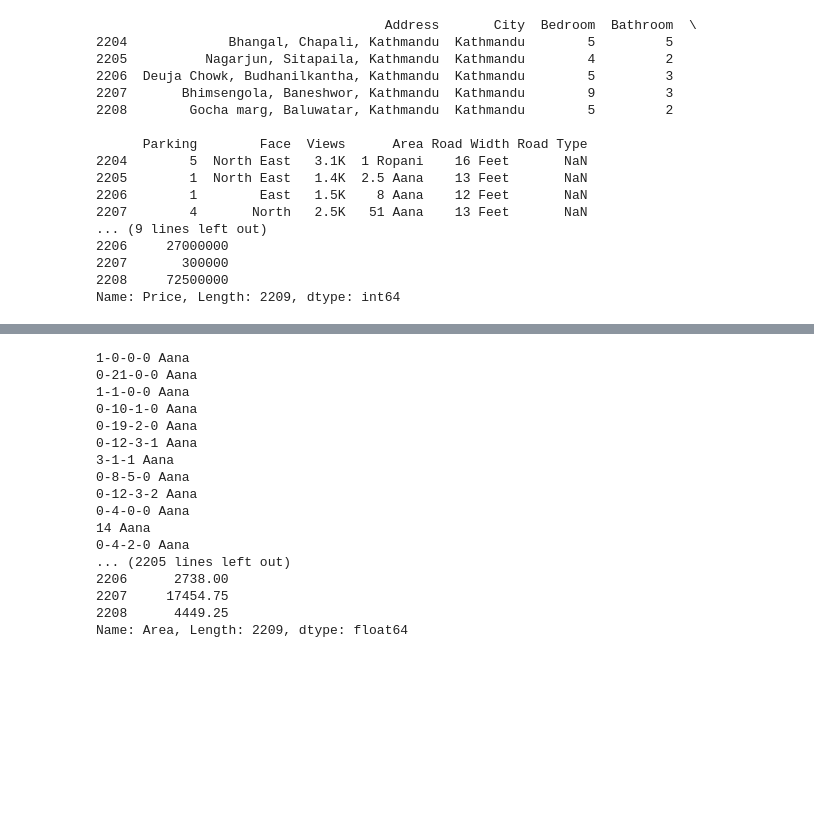
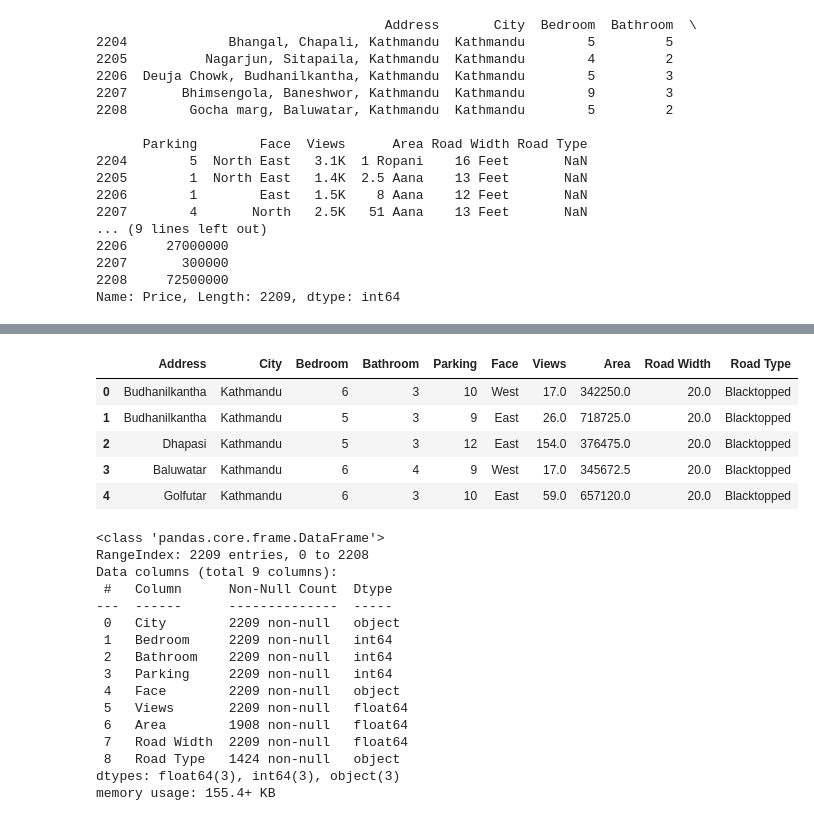
Before and after one commit to thenaivekid/House-Price-Prediction, a Jupyter notebook: housingPricePrediction.ipynb, the cells around one changed output, grey strips where cells are left out. Drawn from its saved outputs; the diff is of its cells as text; code cells hidden in the pictures; blank space fills up the shorter version.

```diff
--- a/housingPricePrediction.ipynb
+++ b/housingPricePrediction.ipynb
@@ -132,17 +123,12 @@ Name: Views, Length: 2209, dtype: float64
 # %%
 #convert all areas to squre feet
-
-def remove_hyphen_or_dot(value):
-    value = value.replace('-', '')
-    value = value.replace('.', '')
-    value = value.replace('/', '')
-    value = value.replace(',', '')
-    value = value.replace('+','')
-    return value
+def remove_chars(value):
+    pattern = r'[-./,+]' # matches any of the characters '-', '.', '/', ',', '+'
+    return re.sub(pattern, '', value)
 
 def convert_to_square_feet(value):
-    print(value)
-    value = remove_hyphen_or_dot(value)
+    # print(value)
+    value = remove_chars(value)
     if 'Aana' in value:
         return float(value.replace('Aana', '')) * 342.25
     elif 'Ropani' in value:
@@ -159,22 +145,4 @@ def convert_to_square_feet(value):
         return None
 
 X['Area'] = X['Area'].apply(convert_to_square_feet)
-print(X['Area'])
+# print(X['Area'])
-# %% [output]
-1-0-0-0 Aana
-0-21-0-0 Aana
-1-1-0-0 Aana
-0-10-1-0 Aana
-0-19-2-0 Aana
-0-12-3-1 Aana
-3-1-1 Aana
-0-8-5-0 Aana
-0-12-3-2 Aana
-0-4-0-0 Aana
-14 Aana
-0-4-2-0 Aana
-... (2205 lines left out)
-2206      2738.00
-2207     17454.75
-2208      4449.25
-Name: Area, Length: 2209, dtype: float64
@@ -180,0 +158,30 @@ Name: Area, Length: 2209, dtype: float64
+# %%
+X.head()
+# %% [output]
+|  | Address | City | Bedroom | Bathroom | Parking | Face | Views | Area | Road Width | Road Type |
+| 0 | Budhanilkantha | Kathmandu | 6 | 3 | 10 | West | 17.0 | 342250.0 | 20.0 | Blacktopped |
+| 1 | Budhanilkantha | Kathmandu | 5 | 3 | 9 | East | 26.0 | 718725.0 | 20.0 | Blacktopped |
+| 2 | Dhapasi | Kathmandu | 5 | 3 | 12 | East | 154.0 | 376475.0 | 20.0 | Blacktopped |
+| 3 | Baluwatar | Kathmandu | 6 | 4 | 9 | West | 17.0 | 345672.5 | 20.0 | Blacktopped |
+| 4 | Golfutar | Kathmandu | 6 | 3 | 10 | East | 59.0 | 657120.0 | 20.0 | Blacktopped |
+# %%
+# leaving Address for now
+X_1 = X.drop('Address',axis=1)
+X_1.info()
+# %% [output]
+<class 'pandas.core.frame.DataFrame'>
+RangeIndex: 2209 entries, 0 to 2208
+Data columns (total 9 columns):
+ #   Column      Non-Null Count  Dtype
+---  ------      --------------  -----
+ 0   City        2209 non-null   object
+ 1   Bedroom     2209 non-null   int64
+ 2   Bathroom    2209 non-null   int64
+ 3   Parking     2209 non-null   int64
+ 4   Face        2209 non-null   object
+ 5   Views       2209 non-null   float64
+ 6   Area        1908 non-null   float64
+ 7   Road Width  2209 non-null   float64
+ 8   Road Type   1424 non-null   object
+dtypes: float64(3), int64(3), object(3)
+memory usage: 155.4+ KB
```
Also changed, not shown: parts of 11 cells of this notebook.
